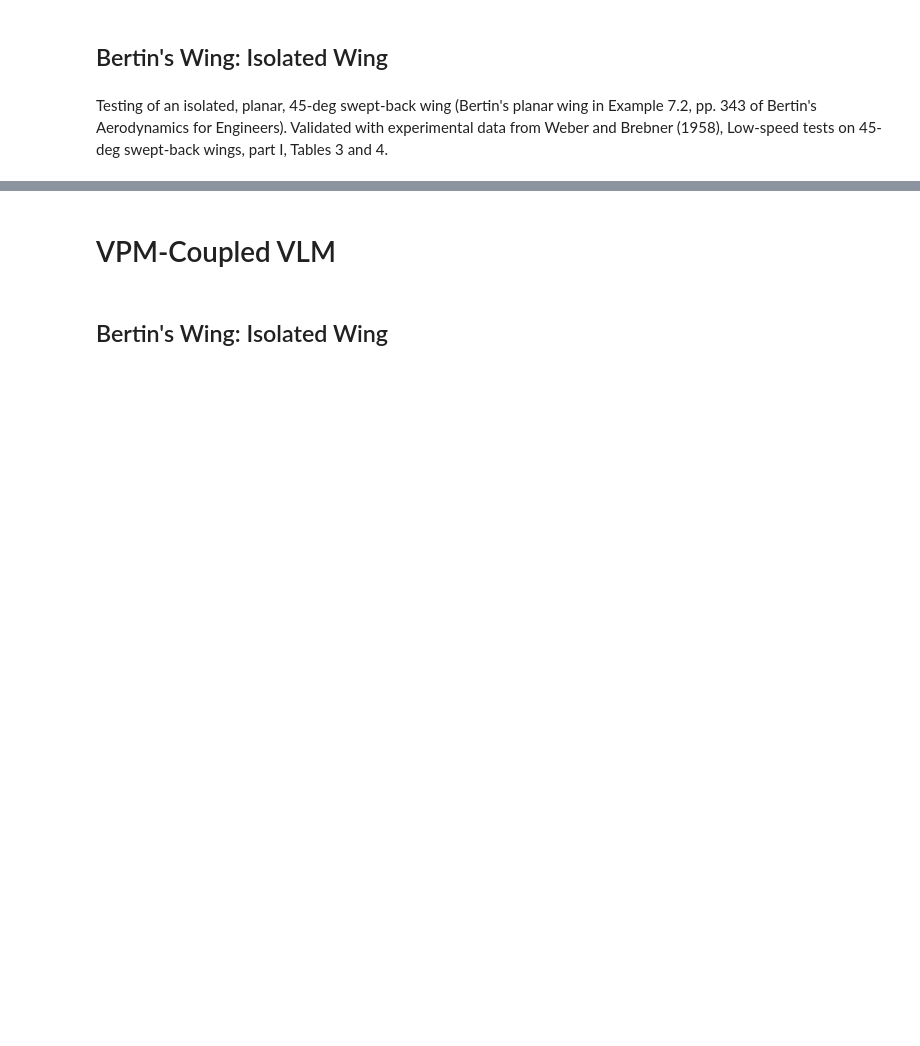
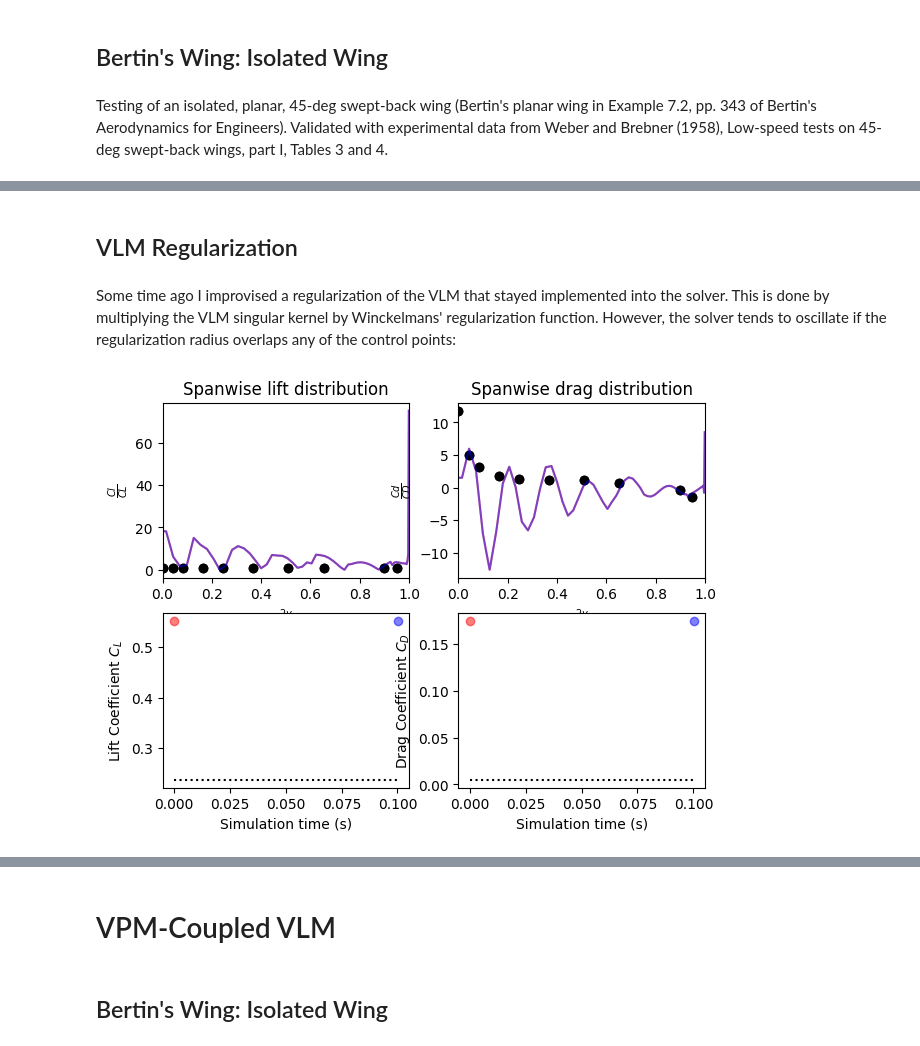
Before and after one commit to byuflowlab/FLOWUnsteady, a Jupyter notebook: docs/validation.ipynb, the cells around one changed output, grey strips where cells are left out. Drawn from its saved outputs; the diff is of its cells as text; code cells hidden in the pictures; blank space fills up the shorter version.

```diff
--- a/docs/validation.ipynb
+++ b/docs/validation.ipynb
@@ -69,3 +57,12 @@ ELAPSED TIME: 0 hours 0 minutes 1 seconds
                         CD      5.00000e-03     2.53705e-03     4.92590e+01
                 TEST RESULT:    true
 Test Passed
+# %% [markdown]
+## VLM Regularization
+# %% [markdown]
+Some time ago I improvised a regularization of the VLM that stayed implemented into the solver. This is done by multiplying the VLM singular kernel by Winckelmans' regularization function. However, the solver tends to oscillate if the regularization radius overlaps any of the control points:
+# %%
+bertin_VLM(; wake_coupled=false, nsteps=1, vlm_fsgm=0.1,
+                        verbose=false, disp_plot=true, figsize_factor=1/2);
+# %% [output]
+[figure, added]
```
Also changed, not shown: parts of 8 cells of this notebook, 4 other files.
